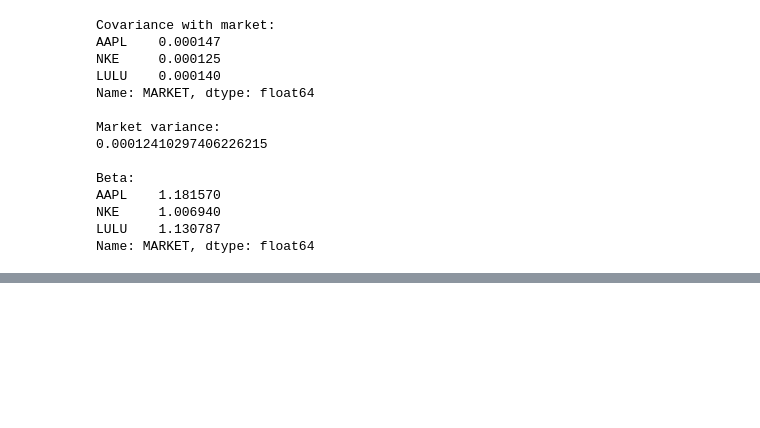
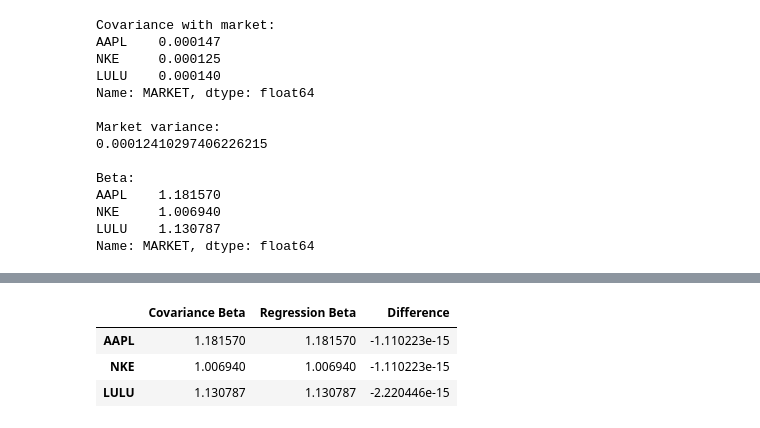
Before and after one commit to Priyansh956/Risk-engine-, a Jupyter notebook: notebooks/main.ipynb, the cells around one changed output, grey strips where cells are left out. Cells and saved outputs as stored; diff of their text form; code cells hidden in the pictures; blank space fills up the shorter version.

```diff
--- a/notebooks/main.ipynb
+++ b/notebooks/main.ipynb
@@ -369,0 +394,10 @@ Name: MARKET, dtype: float64
+# %%
+# Convert annual risk-free rate to an approximate daily rate
+
+daily_risk_free_rate = (
+    (1 + risk_free_rate) ** (1 / 252) - 1
+)
+
+# Calculate daily excess returns
+stock_excess_returns = (returns_with_market.drop(columns="MARKET") - daily_risk_free_rate)
+market_excess_returns = (returns_with_market["MARKET"] - daily_risk_free_rate)
@@ -369,0 +464,20 @@ Name: MARKET, dtype: float64
+# %%
+# Compare beta calculated from covariance with regression beta
+beta_comparison = pd.DataFrame(
+    {
+        "Covariance Beta": beta,
+        "Regression Beta": regression_beta,
+    }
+)
+
+beta_comparison["Difference"] = (
+    beta_comparison["Covariance Beta"]
+    - beta_comparison["Regression Beta"]
+)
+
+beta_comparison
+# %% [output]
+|  | Covariance Beta | Regression Beta | Difference |
+| AAPL | 1.181570 | 1.181570 | -1.110223e-15 |
+| NKE | 1.006940 | 1.006940 | -1.110223e-15 |
+| LULU | 1.130787 | 1.130787 | -2.220446e-15 |
```
Also changed, not shown: parts of 9 cells of this notebook.
